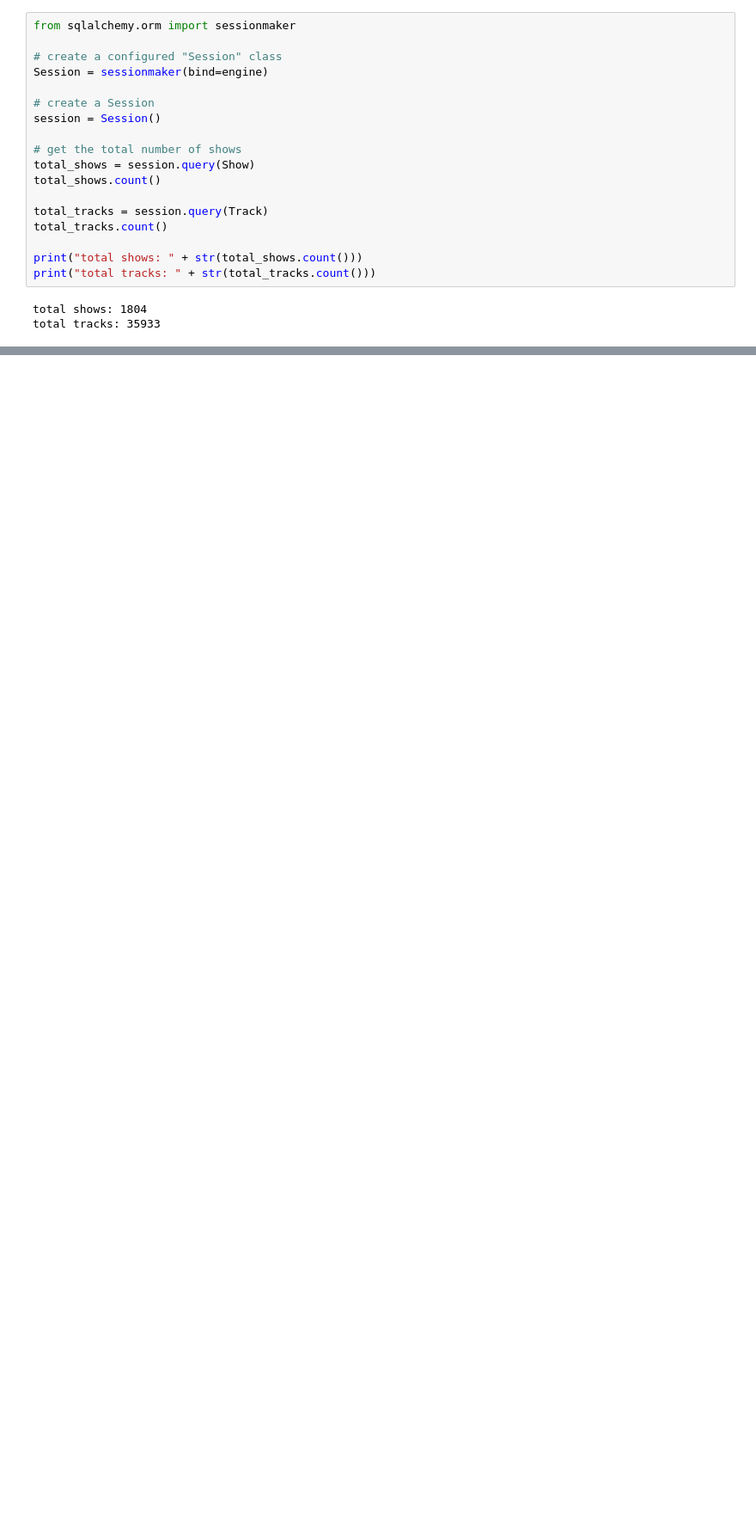
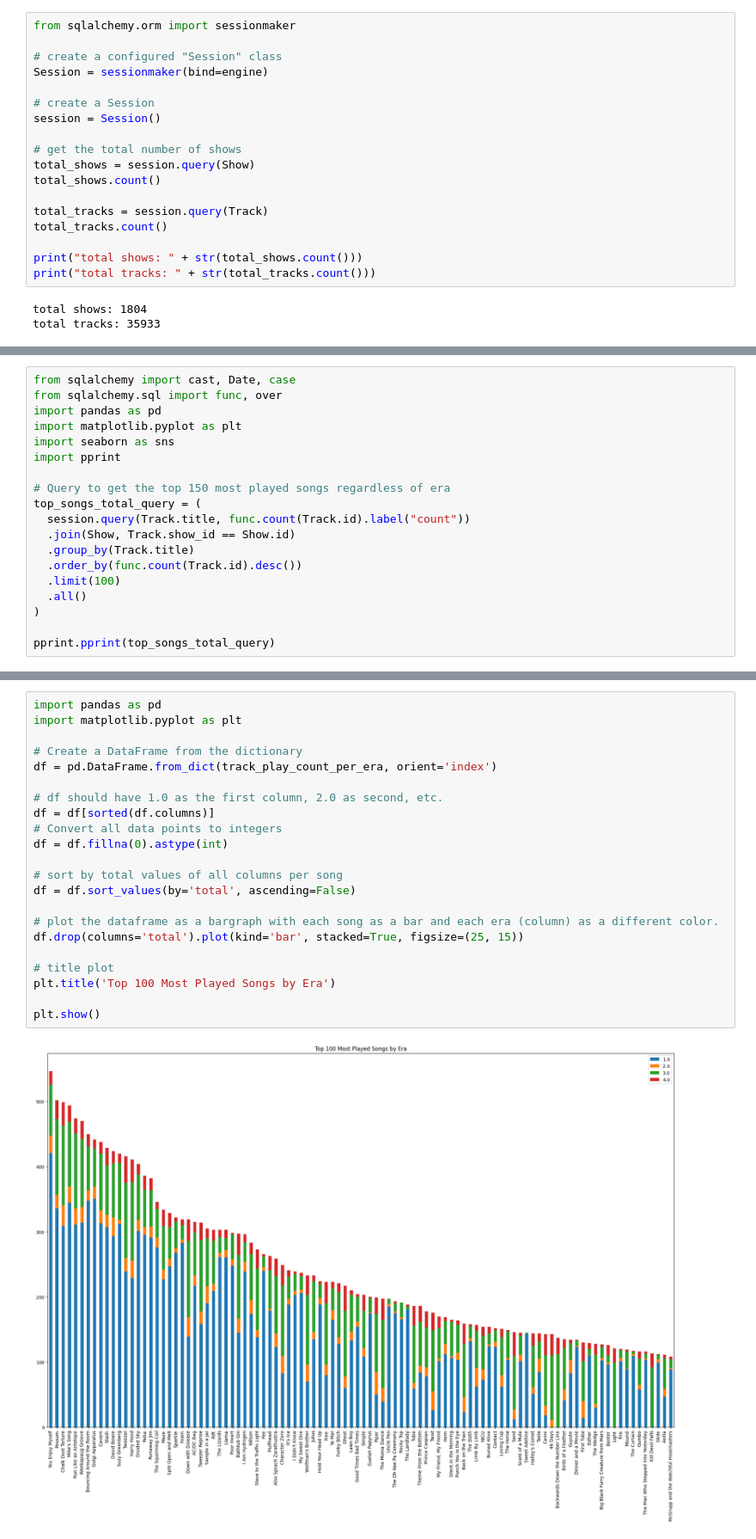
Before and after one commit to srolandmarshall/phish-setlists, a Jupyter notebook: intro.ipynb, the cells around one changed output, grey strips where cells are left out. Shown: that part at 86% size. Drawn from its saved outputs; the diff is of its cells as text; blank space fills up the shorter version.

```diff
--- a/intro.ipynb
+++ b/intro.ipynb
@@ -119,0 +214,19 @@ Encore - 24 : Shine a Light
+# %%
+from sqlalchemy import cast, Date, case
+from sqlalchemy.sql import func, over
+import pandas as pd
+import matplotlib.pyplot as plt
+import seaborn as sns
+import pprint
+
+# Query to get the top 150 most played songs regardless of era
+top_songs_total_query = (
+  session.query(Track.title, func.count(Track.id).label("count"))
+  .join(Show, Track.show_id == Show.id)
+  .group_by(Track.title)
+  .order_by(func.count(Track.id).desc())
+  .limit(100)
+  .all()
+)
+
+pprint.pprint(top_songs_total_query)
@@ -119,0 +296,24 @@ Encore - 24 : Shine a Light
+# %%
+import pandas as pd
+import matplotlib.pyplot as plt
+
+# Create a DataFrame from the dictionary
+df = pd.DataFrame.from_dict(track_play_count_per_era, orient='index')
+
+# df should have 1.0 as the first column, 2.0 as second, etc.
+df = df[sorted(df.columns)]
+# Convert all data points to integers
+df = df.fillna(0).astype(int)
+
+# sort by total values of all columns per song
+df = df.sort_values(by='total', ascending=False)
+
+# plot the dataframe as a bargraph with each song as a bar and each era (column) as a different color.
+df.drop(columns='total').plot(kind='bar', stacked=True, figsize=(25, 15))
+
+# title plot
+plt.title('Top 100 Most Played Songs by Era')
+
+plt.show()
+# %% [output]
+[figure, added]
```
Also changed, not shown: parts of 8 cells of this notebook, 20 other files.
